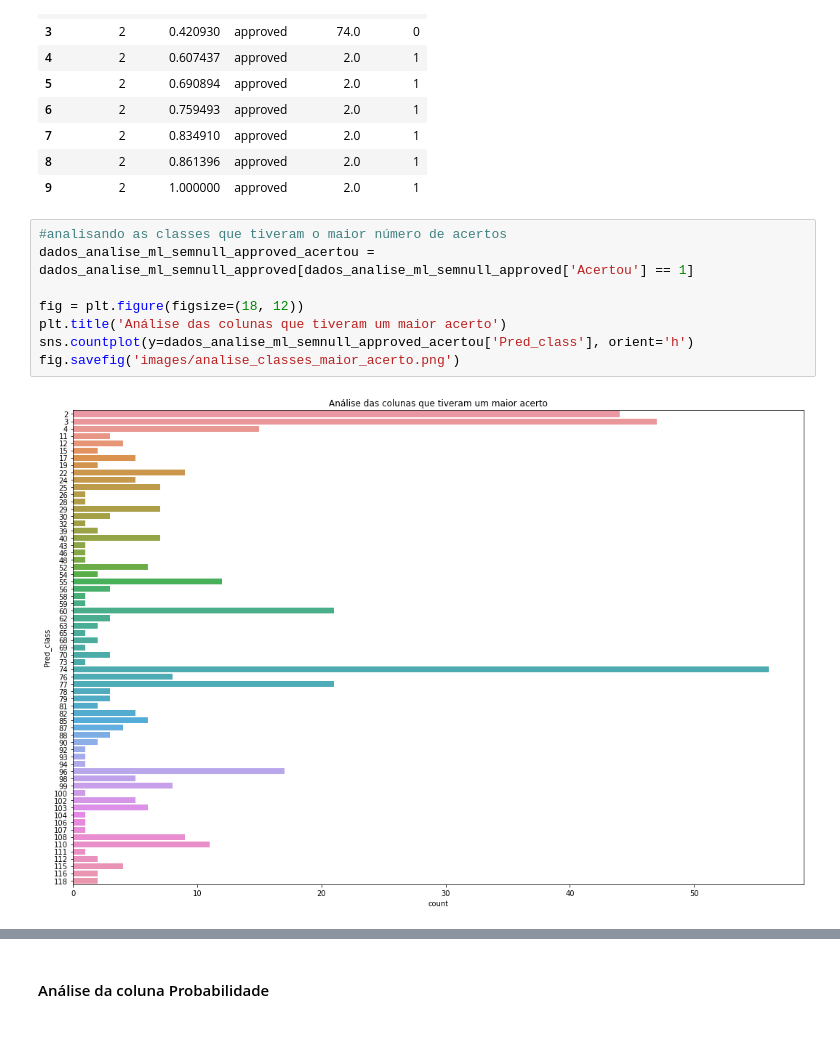
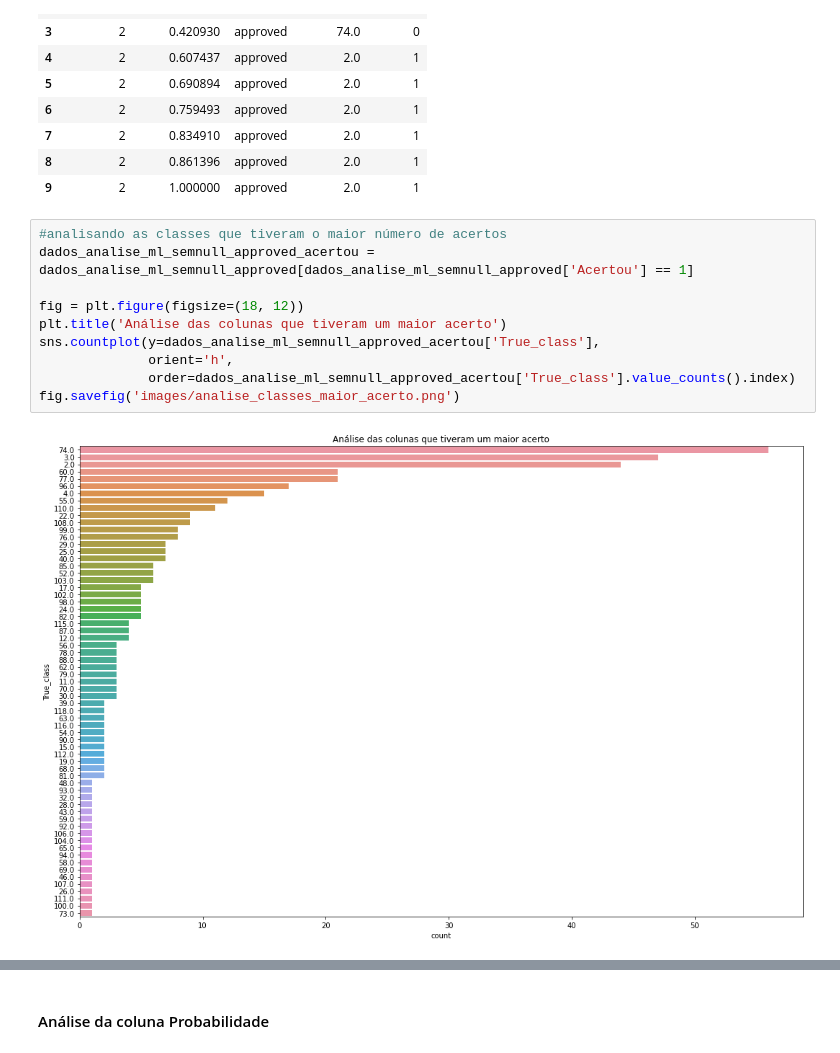
Before and after one commit to rafaelgreca/teste-smarkio-dsml, a Jupyter notebook: main.ipynb, the cells around one changed output, grey strips where cells are left out. Drawn from its saved outputs; the diff is of its cells as text.

```diff
--- a/main.ipynb
+++ b/main.ipynb
@@ -294,10 +309,12 @@ dados_analise_ml_semnull_approved.head(10)
 # %%
 #analisando as classes que tiveram o maior número de acertos
 dados_analise_ml_semnull_approved_acertou = dados_analise_ml_semnull_approved[dados_analise_ml_semnull_approved['Acertou'] == 1]
 
 fig = plt.figure(figsize=(18, 12))
 plt.title('Análise das colunas que tiveram um maior acerto')
-sns.countplot(y=dados_analise_ml_semnull_approved_acertou['Pred_class'], orient='h')
+sns.countplot(y=dados_analise_ml_semnull_approved_acertou['True_class'],
+              orient='h',
+              order=dados_analise_ml_semnull_approved_acertou['True_class'].value_counts().index)
 fig.savefig('images/analise_classes_maior_acerto.png')
 # %% [output]
-[figure, old version]
+[figure, new version]
```
Also changed, not shown: parts of 11 cells of this notebook, 13 other files.
